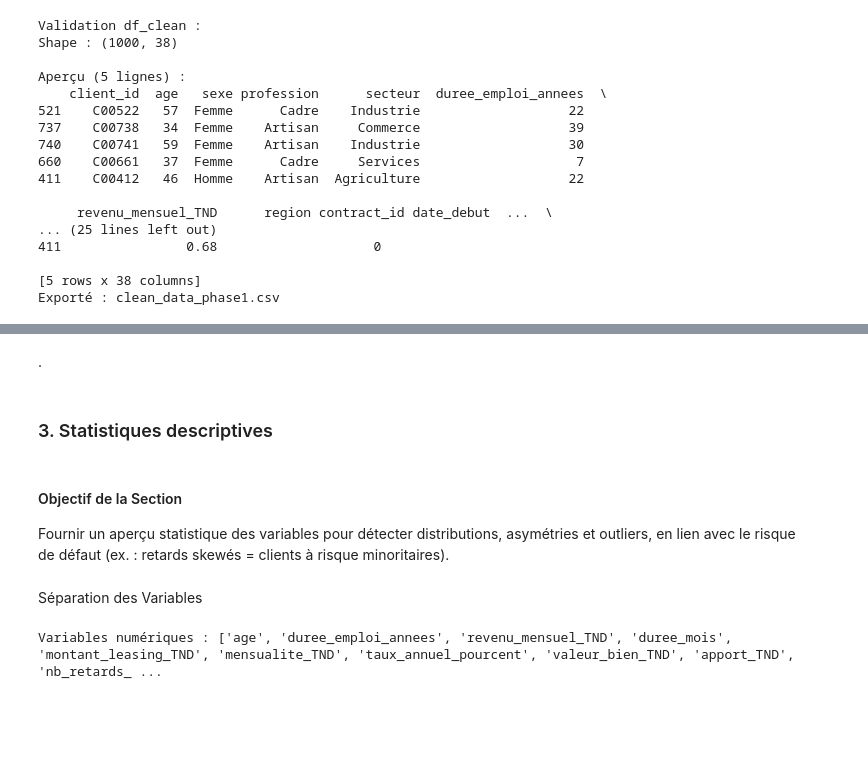
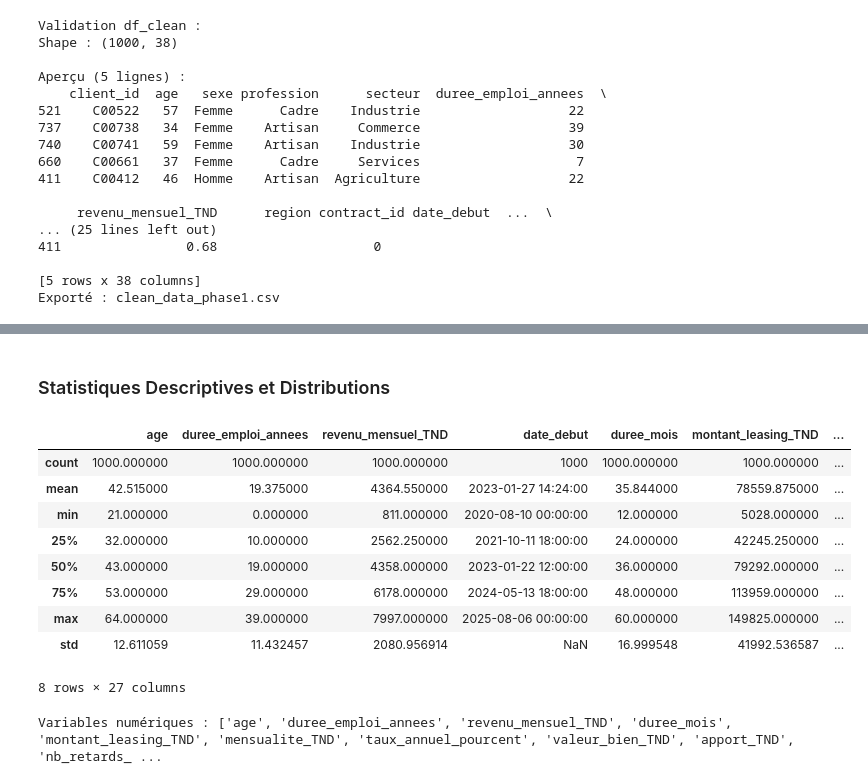
Before and after one commit to yousra0/Analysis-and-Prediction-of-Customer-Non-Payment-Risk, a Jupyter notebook: projet Analyse et Prédiction du Risque de Non-Paiement des Clients.ipynb, the cells around one changed output, grey strips where cells are left out. Saved outputs shown, nothing was run; the diff lists cells and outputs as text; code cells hidden in the pictures; blank space fills up the shorter version.

```diff
--- a/projet Analyse et Prédiction du Risque de Non-Paiement des Clients.ipynb
+++ b/projet Analyse et Prédiction du Risque de Non-Paiement des Clients.ipynb
@@ -372,12 +199,19 @@ Exporté : clean_data_phase1.csv
-# %% [markdown]
-.
-# %% [markdown]
-### 3. Statistiques descriptives
-# %% [markdown]
-#### Objectif de la Section
-Fournir un aperçu statistique des variables pour détecter distributions, asymétries et outliers, en lien avec le risque de défaut (ex. : retards skewés = clients à risque minoritaires).
-# %% [markdown]
-Séparation des Variables
+# %% [markdown]
+### Statistiques Descriptives et Distributions
+# %%
+# Statistiques descriptives des variables numériques
+df.describe()
+# %% [output]
+|  | age | duree_emploi_annees | revenu_mensuel_TND | date_debut | duree_mois | montant_leasing_TND | ... |
+| count | 1000.000000 | 1000.000000 | 1000.000000 | 1000 | 1000.000000 | 1000.000000 | ... |
+| mean | 42.515000 | 19.375000 | 4364.550000 | 2023-01-27 14:24:00 | 35.844000 | 78559.875000 | ... |
+| min | 21.000000 | 0.000000 | 811.000000 | 2020-08-10 00:00:00 | 12.000000 | 5028.000000 | ... |
+| 25% | 32.000000 | 10.000000 | 2562.250000 | 2021-10-11 18:00:00 | 24.000000 | 42245.250000 | ... |
+| 50% | 43.000000 | 19.000000 | 4358.000000 | 2023-01-22 12:00:00 | 36.000000 | 79292.000000 | ... |
+| 75% | 53.000000 | 29.000000 | 6178.000000 | 2024-05-13 18:00:00 | 48.000000 | 113959.000000 | ... |
+| max | 64.000000 | 39.000000 | 7997.000000 | 2025-08-06 00:00:00 | 60.000000 | 149825.000000 | ... |
+| std | 12.611059 | 11.432457 | 2080.956914 | NaN | 16.999548 | 41992.536587 | ... |
+8 rows × 27 columns
 # %%
 # Variables numériques
 num_cols = df.select_dtypes(include=['int64', 'float64']).columns
```
Also changed, not shown: parts of 206 cells of this notebook.
